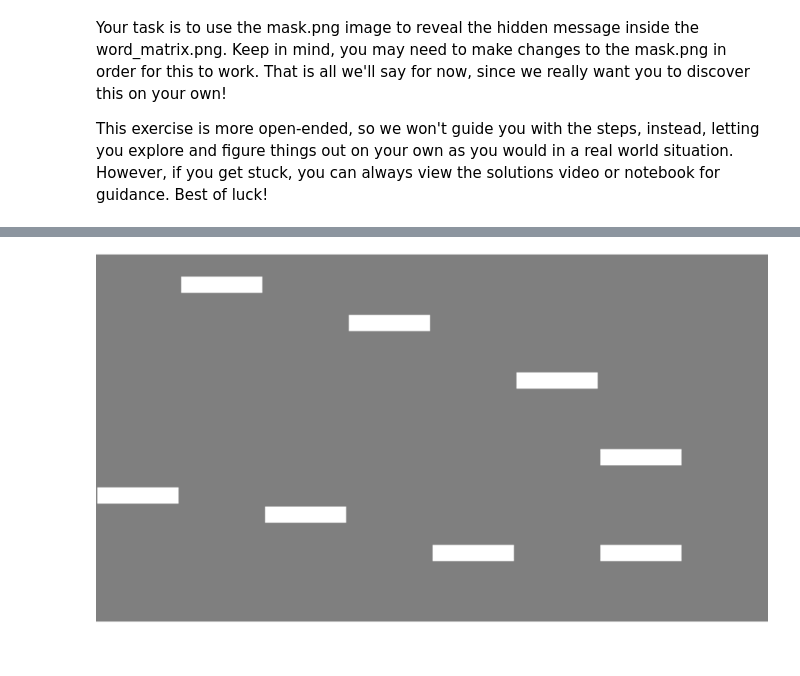
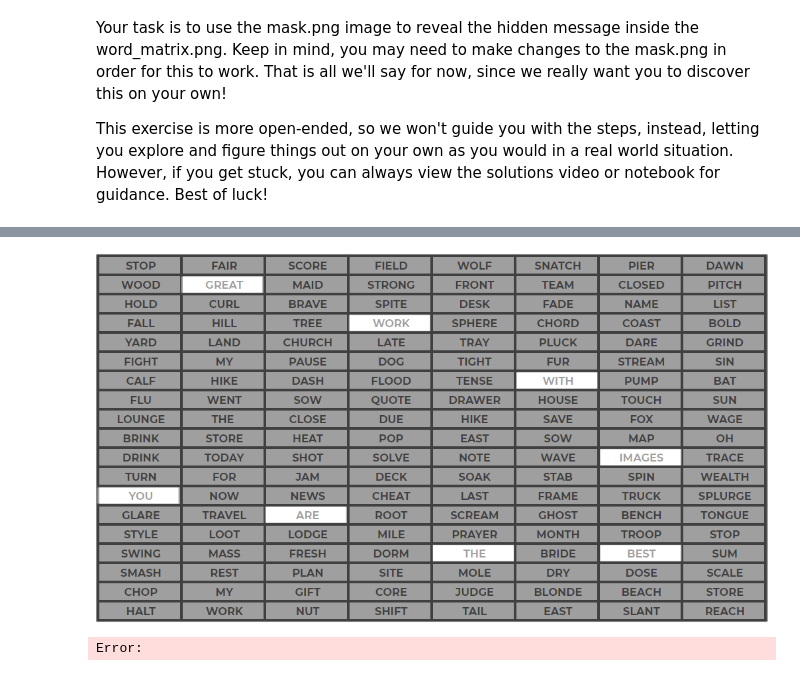
Before and after one commit to CarterSavg/Complete-Python-3-Bootcamp, a Jupyter notebook: 14-Working-with-Images/01-Image-Exercise.ipynb, the cells around one changed output, grey strips where cells are left out. Drawn from its saved outputs; the diff is of its cells as text; code cells hidden in the pictures.

```diff
--- a/14-Working-with-Images/01-Image-Exercise.ipynb
+++ b/14-Working-with-Images/01-Image-Exercise.ipynb
@@ -27,7 +30,8 @@ mask = Image.open("mask.png")
 mask = mask.resize(size=(1015, 559))
 mask.putalpha(128)
 # %%
-sheet.paste(im=mask, box=(0,0), mask=sheet)
+sheet.paste(im=mask, box=(0,0), mask=mask)
 sheet
 # %% [output]
-[figure, old version]
+[figure, new version]
+Error:
```
Also changed, not shown: parts of 1 cell of this notebook, 2 other files.
